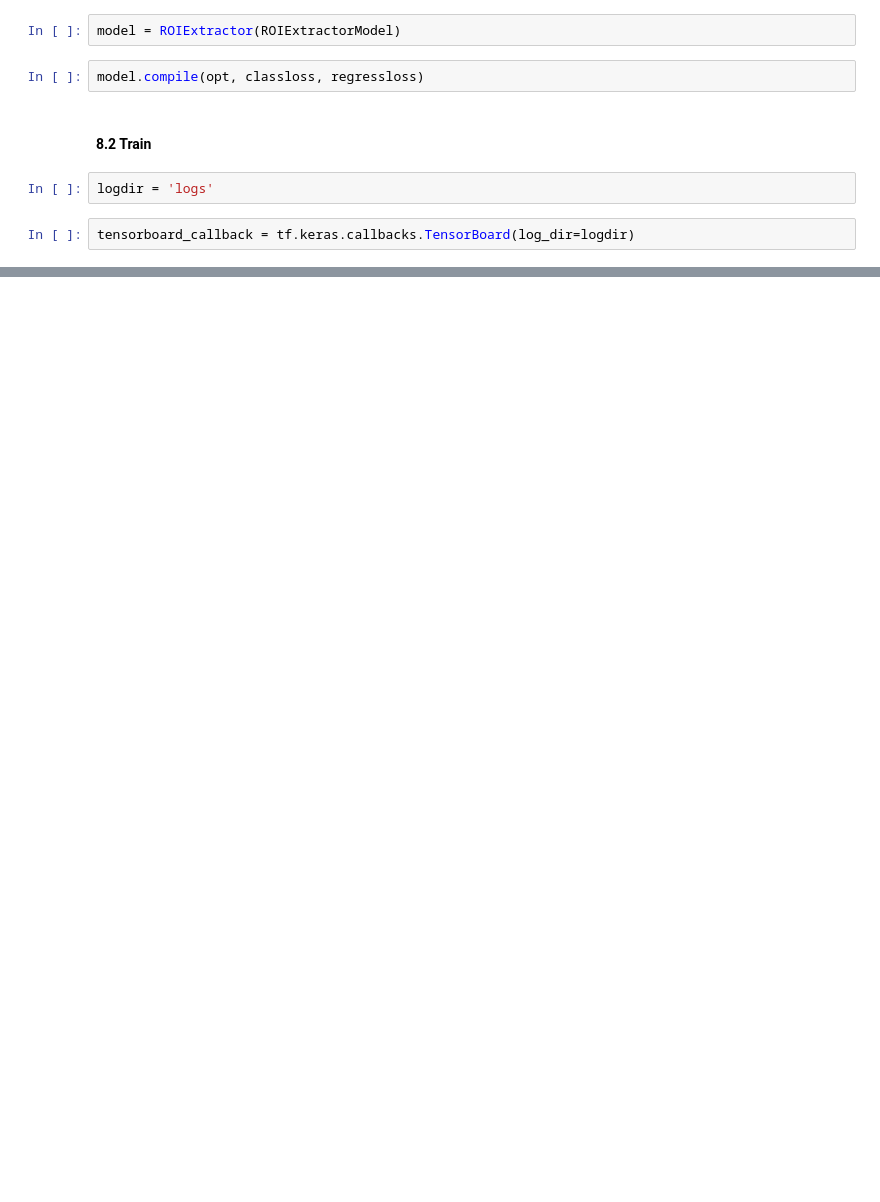
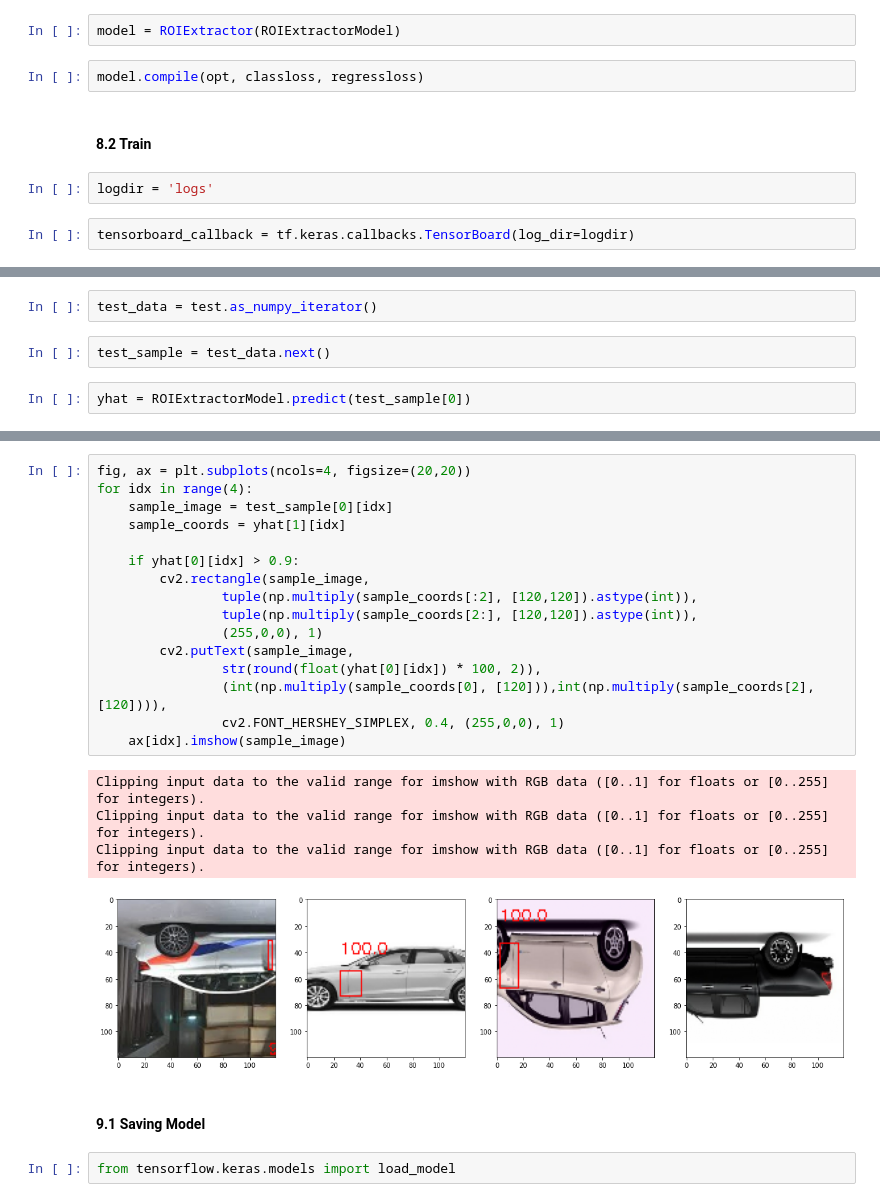
Before and after one commit to PasinduAnthony/Object-Detection-using-CNN, a Jupyter notebook: ROIExtractor.ipynb, the cells around one changed output, grey strips where cells are left out. Cells and saved outputs as stored; diff of their text form; blank space fills up the shorter version.

Commit message:
saving model

```diff
--- a/ROIExtractor.ipynb
+++ b/ROIExtractor.ipynb
@@ -509,0 +557,6 @@ Epoch 100/100
+# %%
+test_data = test.as_numpy_iterator()
+# %%
+test_sample = test_data.next()
+# %%
+yhat = ROIExtractorModel.predict(test_sample[0])
@@ -509,0 +576,25 @@ Epoch 100/100
+# %%
+fig, ax = plt.subplots(ncols=4, figsize=(20,20))
+for idx in range(4):
+    sample_image = test_sample[0][idx]
+    sample_coords = yhat[1][idx]
+
+    if yhat[0][idx] > 0.9:
+        cv2.rectangle(sample_image,
+                tuple(np.multiply(sample_coords[:2], [120,120]).astype(int)),
+                tuple(np.multiply(sample_coords[2:], [120,120]).astype(int)),
+                (255,0,0), 1)
+        cv2.putText(sample_image,
+                str(round(float(yhat[0][idx]) * 100, 2)),
+                (int(np.multiply(sample_coords[0], [120])),int(np.multiply(sample_coords[2], [120]))),
+                cv2.FONT_HERSHEY_SIMPLEX, 0.4, (255,0,0), 1)
+    ax[idx].imshow(sample_image)
+# %% [output]
+Clipping input data to the valid range for imshow with RGB data ([0..1] for floats or [0..255] for integers).
+Clipping input data to the valid range for imshow with RGB data ([0..1] for floats or [0..255] for integers).
+Clipping input data to the valid range for imshow with RGB data ([0..1] for floats or [0..255] for integers).
+[figure, added]
+# %% [markdown]
+#### 9.1 Saving Model
+# %%
+from tensorflow.keras.models import load_model
```
Also changed, not shown: parts of 8 cells of this notebook, 2 other files.
